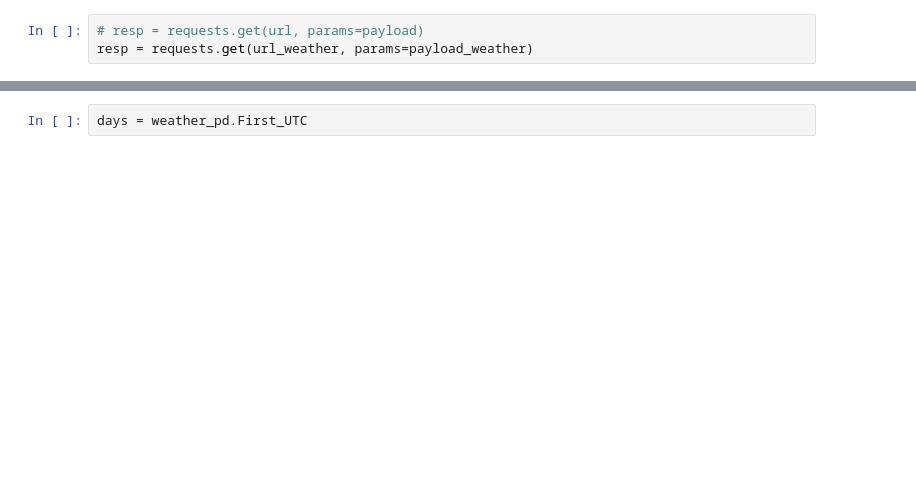
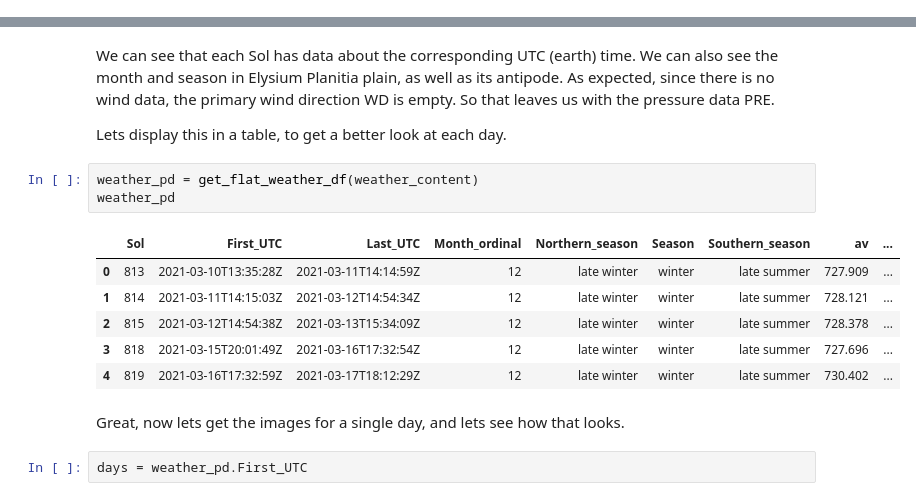
Before and after one commit to SinfulCitrus/DataSciA1, a Jupyter notebook: assignment1.ipynb, the cells around one changed output, grey strips where cells are left out. Cells and saved outputs as stored; diff of their text form; blank space fills up the shorter version.

```diff
--- a/assignment1.ipynb
+++ b/assignment1.ipynb
@@ -27,3 +51,0 @@ payload_images = {
-# %%
-# resp = requests.get(url, params=payload)
-resp = requests.get(url_weather, params=payload_weather)
@@ -117,2 +173,18 @@ weather_pd
+# %% [markdown]
+We can see that each Sol has data about the corresponding UTC (earth) time. We can also see the month and season in Elysium Planitia plain, as well as its antipode. As expected, since there is no wind data, the primary wind direction WD is empty. So that leaves us with the pressure data PRE.
+
+Lets display this in a table, to get a better look at each day.
+# %%
+weather_pd = get_flat_weather_df(weather_content)
+weather_pd
+# %% [output]
+|  | Sol | First_UTC | Last_UTC | Month_ordinal | Northern_season | Season | Southern_season | av | ... |
+| 0 | 813 | 2021-03-10T13:35:28Z | 2021-03-11T14:14:59Z | 12 | late winter | winter | late summer | 727.909 | ... |
+| 1 | 814 | 2021-03-11T14:15:03Z | 2021-03-12T14:54:34Z | 12 | late winter | winter | late summer | 728.121 | ... |
+| 2 | 815 | 2021-03-12T14:54:38Z | 2021-03-13T15:34:09Z | 12 | late winter | winter | late summer | 728.378 | ... |
+| 3 | 818 | 2021-03-15T20:01:49Z | 2021-03-16T17:32:54Z | 12 | late winter | winter | late summer | 727.696 | ... |
+| 4 | 819 | 2021-03-16T17:32:59Z | 2021-03-17T18:12:29Z | 12 | late winter | winter | late summer | 730.402 | ... |
+# %% [markdown]
+Great, now lets get the images for a single day, and lets see how that looks.
 # %%
 days = weather_pd.First_UTC
```
Also changed, not shown: parts of 60 cells of this notebook, 2 other files.
